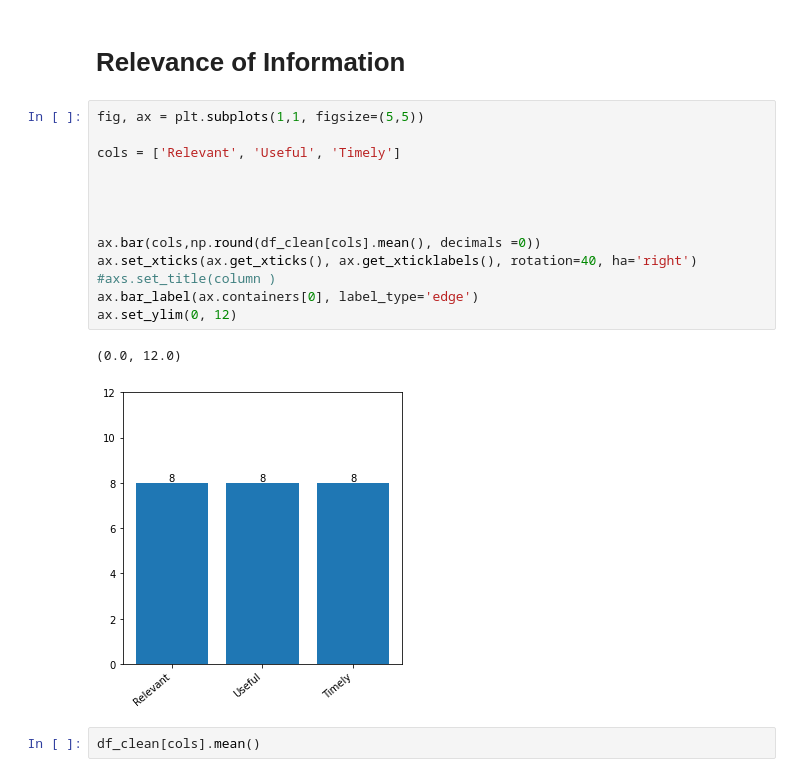
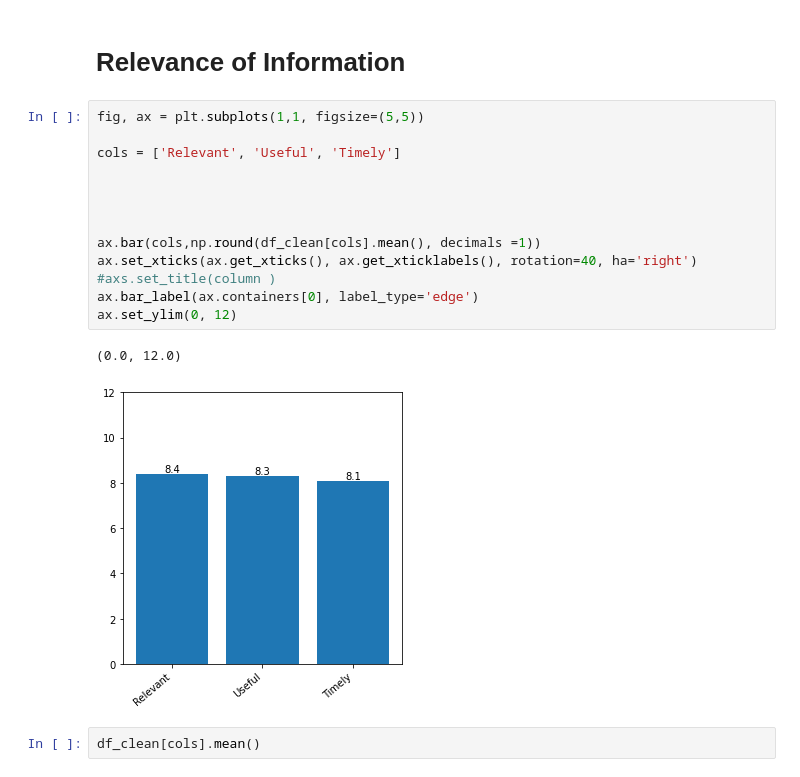
Before and after one commit to pyagoubi/Stuff, a Jupyter notebook: Weedsmart.ipynb, the cells around one changed output. Drawn from its saved outputs; the diff is of its cells as text.

```diff
--- a/Weedsmart.ipynb
+++ b/Weedsmart.ipynb
@@ -382,19 +382,19 @@ plots(df_clean = df_clean, col_sum = eng, occ_all =141, title ='Engagement with
 # %%
 fig, ax = plt.subplots(1,1, figsize=(5,5))
 
 cols = ['Relevant', 'Useful', 'Timely']
 
 
 
 
-ax.bar(cols,np.round(df_clean[cols].mean(), decimals =0))
+ax.bar(cols,np.round(df_clean[cols].mean(), decimals =1))
 ax.set_xticks(ax.get_xticks(), ax.get_xticklabels(), rotation=40, ha='right')
 #axs.set_title(column )
 ax.bar_label(ax.containers[0], label_type='edge')
 ax.set_ylim(0, 12)
 # %% [output]
 (0.0, 12.0)
-[figure, old version]
+[figure, new version]
 # %%
 df_clean[cols].mean()
 # %% [output]
```
Also changed, not shown: parts of 7 cells of this notebook.
